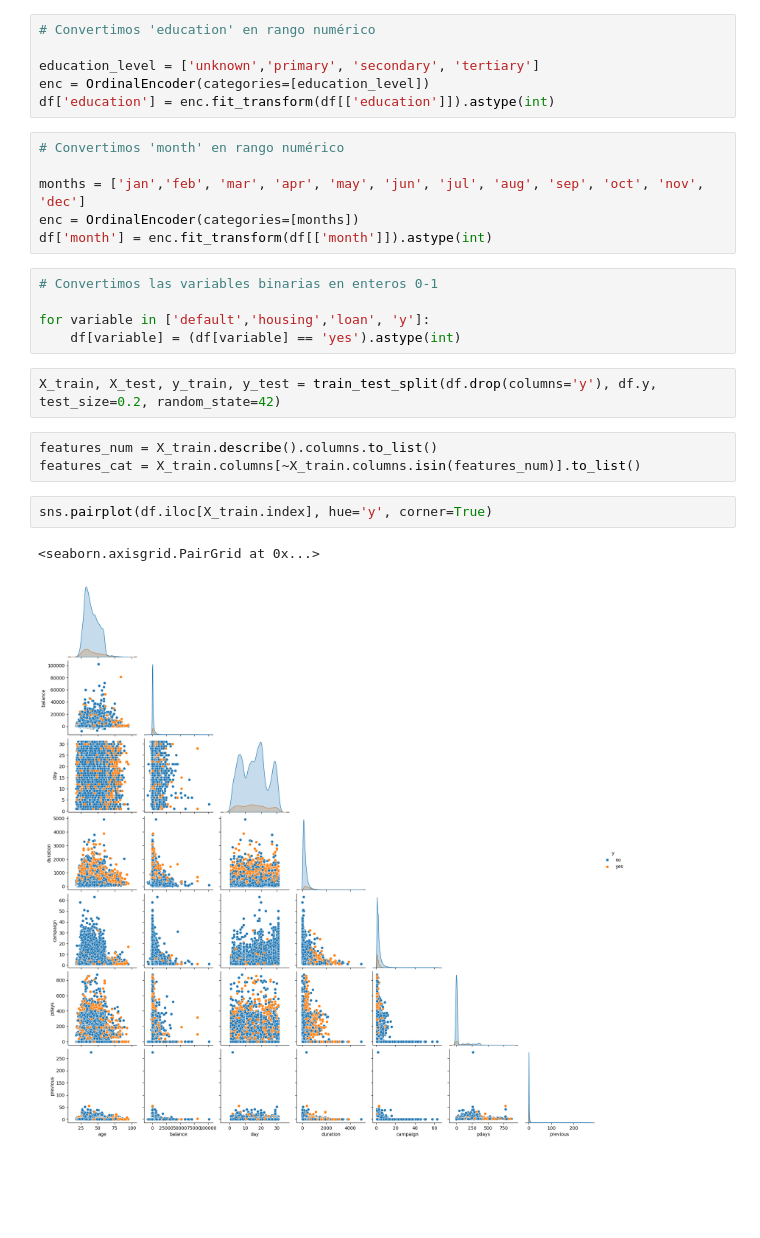
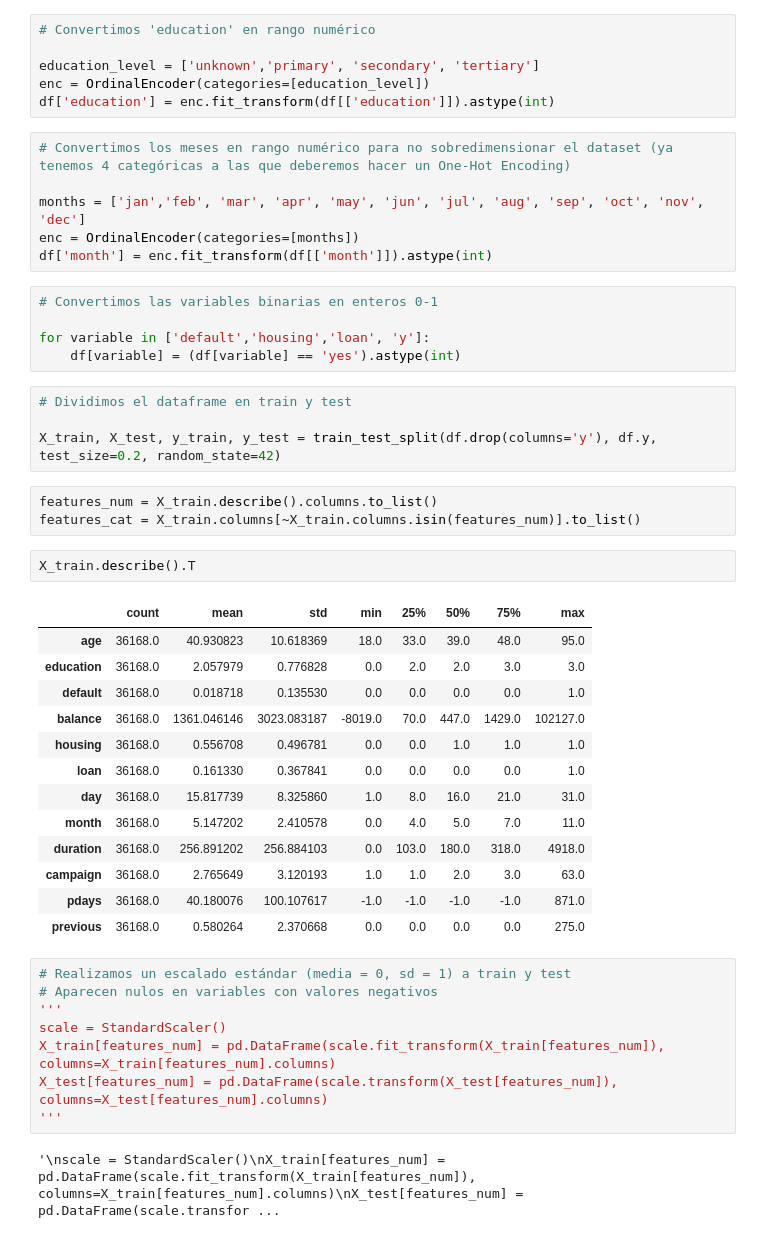
Before and after one commit to vrieraj/ONLINE_DS_THEBRIDGE_Ejercicios, a Jupyter notebook: 04_Machine_Learning/Sprint_11/Unidad_01/Practica_Obligatoria/18_Practica_Obligatoria_Arboles_de_Decisión_y_Ajuste_de_Hiperparametros.ipynb, the cells around one changed output. Cells and saved outputs as stored; diff of their text form; blank space fills up the shorter version.

```diff
--- a/04_Machine_Learning/Sprint_11/Unidad_01/Practica_Obligatoria/18_Practica_Obligatoria_Arboles_de_Decisión_y_Ajuste_de_Hiperparametros.ipynb
+++ b/04_Machine_Learning/Sprint_11/Unidad_01/Practica_Obligatoria/18_Practica_Obligatoria_Arboles_de_Decisión_y_Ajuste_de_Hiperparametros.ipynb
@@ -99,7 +102,7 @@ education_level = ['unknown','primary', 'secondary', 'tertiary']
 enc = OrdinalEncoder(categories=[education_level])
 df['education'] = enc.fit_transform(df[['education']]).astype(int)
 # %%
-# Convertimos 'month' en rango numérico
+# Convertimos los meses en rango numérico para no sobredimensionar el dataset (ya tenemos 4 categóricas a las que deberemos hacer un One-Hot Encoding)
 
 months = ['jan','feb', 'mar', 'apr', 'may', 'jun', 'jul', 'aug', 'sep', 'oct', 'nov', 'dec']
 enc = OrdinalEncoder(categories=[months])
@@ -110,12 +113,35 @@ df['month'] = enc.fit_transform(df[['month']]).astype(int)
 for variable in ['default','housing','loan', 'y']:
     df[variable] = (df[variable] == 'yes').astype(int)
 # %%
+# Dividimos el dataframe en train y test
+
 X_train, X_test, y_train, y_test = train_test_split(df.drop(columns='y'), df.y, test_size=0.2, random_state=42)
 # %%
 features_num = X_train.describe().columns.to_list()
 features_cat = X_train.columns[~X_train.columns.isin(features_num)].to_list()
-# %%
-sns.pairplot(df.iloc[X_train.index], hue='y', corner=True)
-# %% [output]
-<seaborn.axisgrid.PairGrid at 0x...>
-[figure, removed]
+# %%
+X_train.describe().T
+# %% [output]
+|  | count | mean | std | min | 25% | 50% | 75% | max |
+| age | 36168.0 | 40.930823 | 10.618369 | 18.0 | 33.0 | 39.0 | 48.0 | 95.0 |
+| education | 36168.0 | 2.057979 | 0.776828 | 0.0 | 2.0 | 2.0 | 3.0 | 3.0 |
+| default | 36168.0 | 0.018718 | 0.135530 | 0.0 | 0.0 | 0.0 | 0.0 | 1.0 |
+| balance | 36168.0 | 1361.046146 | 3023.083187 | -8019.0 | 70.0 | 447.0 | 1429.0 | 102127.0 |
+| housing | 36168.0 | 0.556708 | 0.496781 | 0.0 | 0.0 | 1.0 | 1.0 | 1.0 |
+| loan | 36168.0 | 0.161330 | 0.367841 | 0.0 | 0.0 | 0.0 | 0.0 | 1.0 |
+| day | 36168.0 | 15.817739 | 8.325860 | 1.0 | 8.0 | 16.0 | 21.0 | 31.0 |
+| month | 36168.0 | 5.147202 | 2.410578 | 0.0 | 4.0 | 5.0 | 7.0 | 11.0 |
+| duration | 36168.0 | 256.891202 | 256.884103 | 0.0 | 103.0 | 180.0 | 318.0 | 4918.0 |
+| campaign | 36168.0 | 2.765649 | 3.120193 | 1.0 | 1.0 | 2.0 | 3.0 | 63.0 |
+| pdays | 36168.0 | 40.180076 | 100.107617 | -1.0 | -1.0 | -1.0 | -1.0 | 871.0 |
+| previous | 36168.0 | 0.580264 | 2.370668 | 0.0 | 0.0 | 0.0 | 0.0 | 275.0 |
+# %%
+# Realizamos un escalado estándar (media = 0, sd = 1) a train y test
+# Aparecen nulos en variables con valores negativos
+'''
+scale = StandardScaler()
+X_train[features_num] = pd.DataFrame(scale.fit_transform(X_train[features_num]), columns=X_train[features_num].columns)
+X_test[features_num] = pd.DataFrame(scale.transform(X_test[features_num]), columns=X_test[features_num].columns)
+'''
+# %% [output]
+'\nscale = StandardScaler()\nX_train[features_num] = pd.DataFrame(scale.fit_transform(X_train[features_num]), columns=X_train[features_num].columns)\nX_test[features_num] = pd.DataFrame(scale.transfor ...
```
Also changed, not shown: parts of 11 cells of this notebook.
